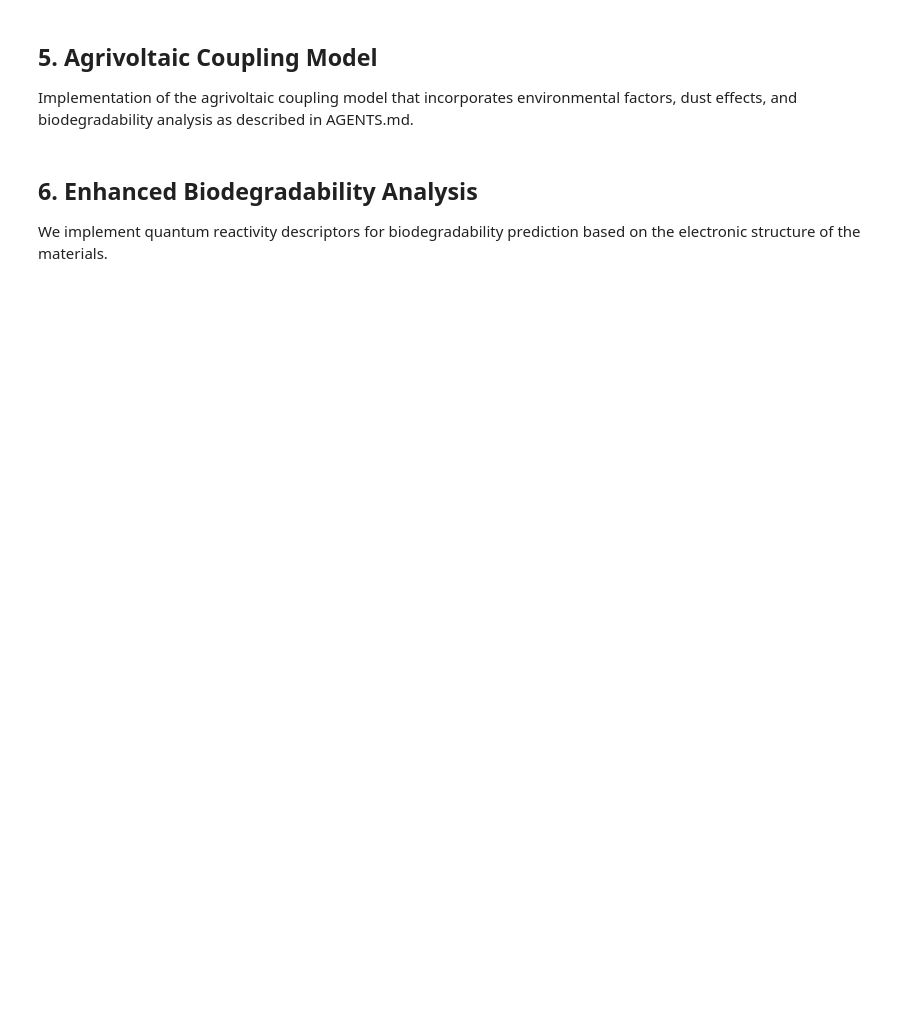
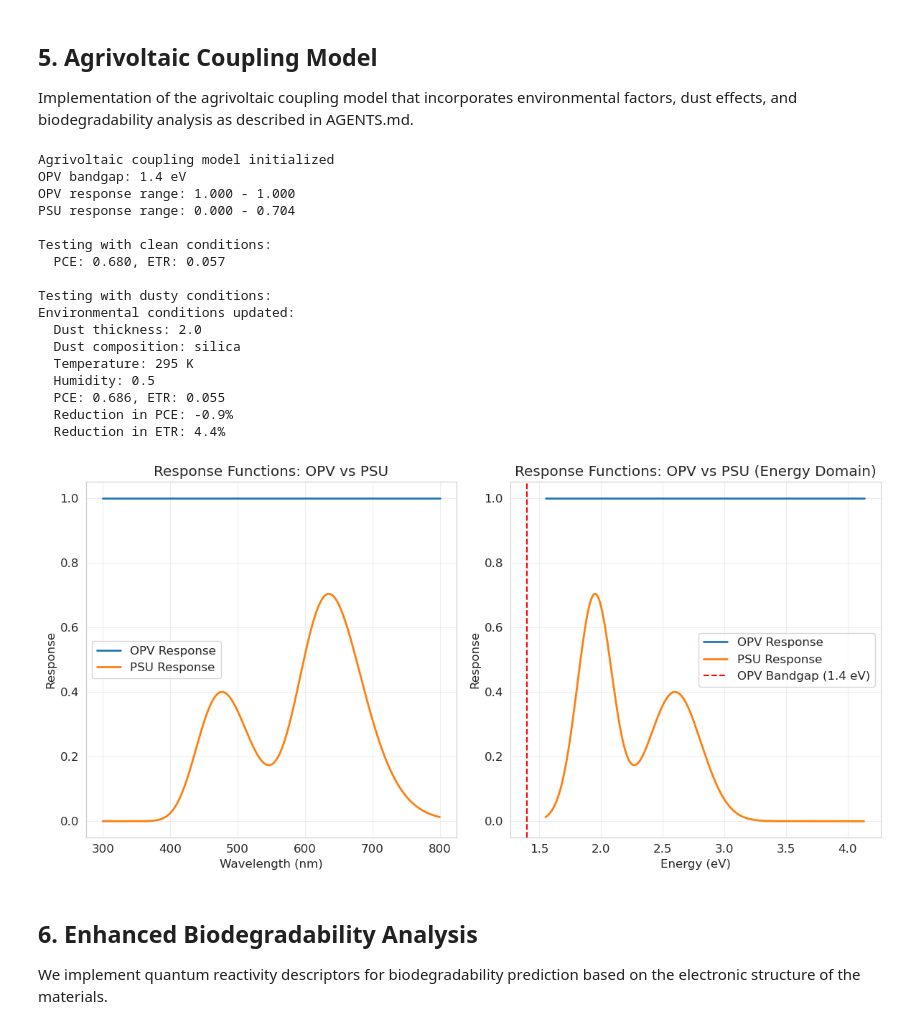
Before and after one commit to NanaEngo/Quantum_Agrivoltaic_HOPS, a Jupyter notebook: Redac_Paper1/quantum_coherence_agrivoltaics_analysis_refined.ipynb, the cells around one changed output. Saved outputs shown, nothing was run; the diff lists cells and outputs as text; code cells hidden in the pictures; blank space fills up the shorter version.

```diff
--- a/Redac_Paper1/quantum_coherence_agrivoltaics_analysis_refined.ipynb
+++ b/Redac_Paper1/quantum_coherence_agrivoltaics_analysis_refined.ipynb
@@ -1959,6 +2003,7 @@ Implementation of the agrivoltaic coupling model that incorporates environmental
 # %%
 class AgrivoltaicCouplingModel:
     """
+        params = np.array(params)
     Agrivoltaic coupling model implementing quantum-coherent spectral splitting
     between OPV and photosynthetic systems (PSU) as described in AGENTS.md.
     Enhanced with environmental factors, dust accumulation, and biodegradability analysis.
@@ -2027,6 +2072,7 @@ class AgrivoltaicCouplingModel:
         Returns:
         transmission (array): Spectral transmission function
         """
+        params = np.array(params)
         # For now, using a simple parametric model based on the earlier function
         # params format: [center1, width1, height1, center2, width2, height2, base_trans]
         n_peaks = (len(params) - 1) // 3  # Calculate number of peaks
@@ -2080,10 +2126,10 @@ class AgrivoltaicCouplingModel:
         light_to_opv = self.solar_irradiance * (1 - transmission_func)
 
         # Calculate the power absorbed by OPV
-        absorbed_power = np.trapz(self.R_opv * light_to_opv, self.wavelengths)
+        absorbed_power = np.trapezoid(self.R_opv * light_to_opv, self.wavelengths)
 
         # Calculate total incident power
-        total_power = np.trapz(self.solar_irradiance, self.wavelengths)
+        total_power = np.trapezoid(self.solar_irradiance, self.wavelengths)
 
         # PCE calculation (with a quantum efficiency factor for OPV)
         quantum_efficiency = 0.8  # Typical OPV quantum efficiency
@@ -2115,10 +2161,10 @@ class AgrivoltaicCouplingModel:
         light_to_psu = self.solar_irradiance * transmission_func
 
         # Calculate the absorbed light by PSU
-        absorbed_light = np.trapz(self.R_psu * light_to_psu, self.wavelengths)
+        absorbed_light = np.trapezoid(self.R_psu * light_to_psu, self.wavelengths)
 
         # Calculate total incident power
-        total_power = np.trapz(self.solar_irradiance, self.wavelengths)
+        total_power = np.trapezoid(self.solar_irradiance, self.wavelengths)
 
         # ETR calculation (with a quantum efficiency factor for PSU)
         quantum_efficiency = 0.9  # Typical PSU quantum efficiency
@@ -2199,33 +2245,53 @@ print(f"\nTesting with dusty conditions:")
 agrivoltaic_model.update_environmental_conditions(dust_thickness=2.0, dust_composition='silica')
 trans_dusty = agrivoltaic_model.calculate_spectral_transmission([0.5, 0.5, 0.5, 0.2])
 pce_dusty = agrivoltaic_model.calculate_pce(trans_dusty)
 etr_dusty = agrivoltaic_model.calculate_etr(trans_dusty)
 print(f"  PCE: {pce_dusty:.3f}, ETR: {etr_dusty:.3f}")
 print(f"  Reduction in PCE: {(1-pce_dusty/pce_clean)*100:.1f}%")
 print(f"  Reduction in ETR: {(1-etr_dusty/etr_clean)*100:.1f}%")
 
 # Visualize the response functions
 plt.figure(figsize=(12, 6))
 plt.subplot(1, 2, 1)
 plt.plot(agrivoltaic_model.wavelengths, agrivoltaic_model.R_opv, label='OPV Response', linewidth=2)
 plt.plot(agrivoltaic_model.wavelengths, agrivoltaic_model.R_psu, label='PSU Response', linewidth=2)
 plt.title('Response Functions: OPV vs PSU')
 plt.xlabel('Wavelength (nm)')
 plt.ylabel('Response')
 plt.legend()
 plt.grid(True, alpha=0.3)
 
 plt.subplot(1, 2, 2)
 plt.plot(agrivoltaic_model.energies_ev, agrivoltaic_model.R_opv, label='OPV Response', linewidth=2)
 plt.plot(agrivoltaic_model.energies_ev, agrivoltaic_model.R_psu, label='PSU Response', linewidth=2)
 plt.axvline(x=agrivoltaic_model.opv_bandgap, color='red', linestyle='--', label=f'OPV Bandgap ({agrivoltaic_model.opv_bandgap} eV)')
 plt.title('Response Functions: OPV vs PSU (Energy Domain)')
 plt.xlabel('Energy (eV)')
 plt.ylabel('Response')
 plt.legend()
 plt.grid(True, alpha=0.3)
 plt.tight_layout()
+plt.savefig(os.path.join(FIGURES_DIR, "Response_Functions__OPV_vs_PSU.pdf"), bbox_inches="tight", dpi=300)
 plt.show()
+# %% [output]
+Agrivoltaic coupling model initialized
+OPV bandgap: 1.4 eV
+OPV response range: 1.000 - 1.000
+PSU response range: 0.000 - 0.704
+
+Testing with clean conditions:
+  PCE: 0.680, ETR: 0.057
+
+Testing with dusty conditions:
+Environmental conditions updated:
+  Dust thickness: 2.0
+  Dust composition: silica
+  Temperature: 295 K
+  Humidity: 0.5
+  PCE: 0.686, ETR: 0.055
+  Reduction in PCE: -0.9%
+  Reduction in ETR: 4.4%
+[figure, added]
 # %% [markdown]
 ## 6. Enhanced Biodegradability Analysis
 
```
Also changed, not shown: parts of 12 cells of this notebook, 10 other files.
